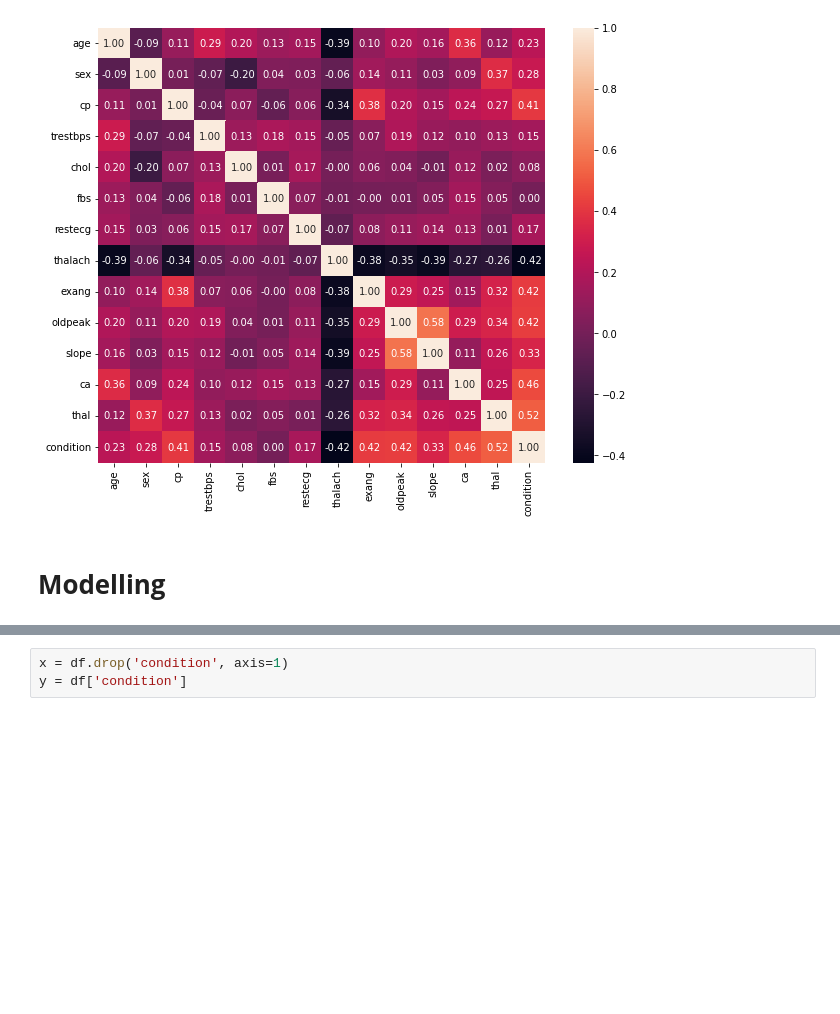
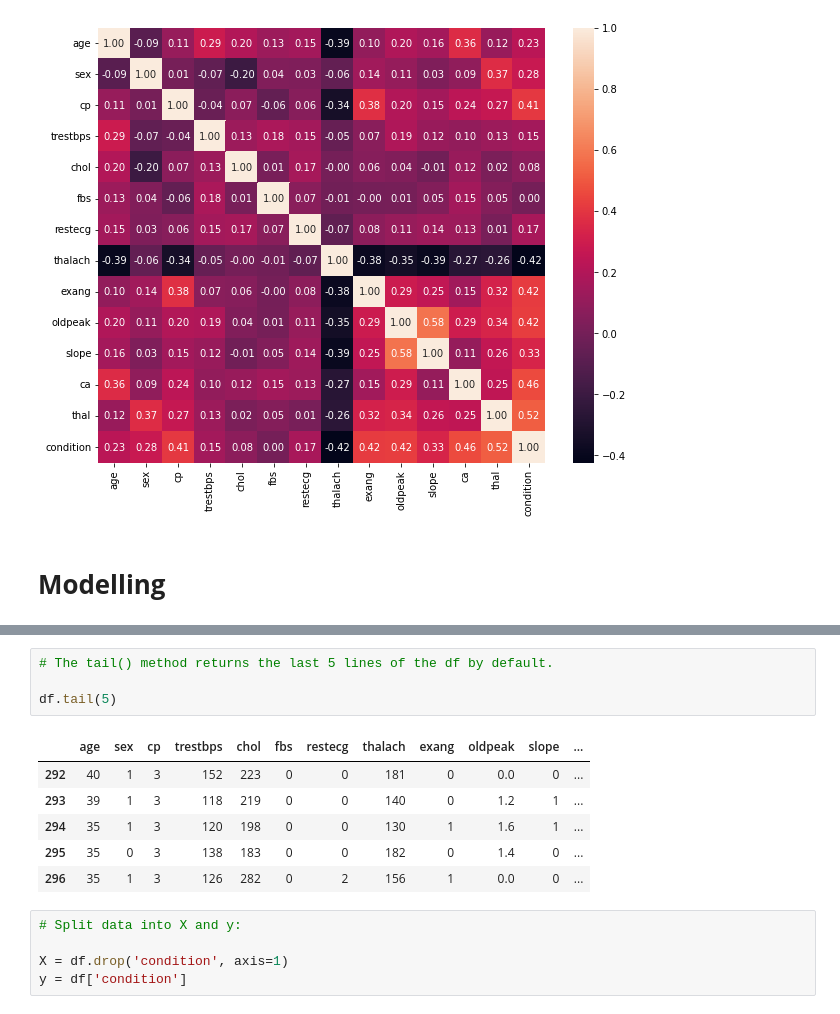
Before and after one commit to badl7/heart_disease-ML_project, a Jupyter notebook: proje1.ipynb, the cells around one changed output, grey strips where cells are left out. Drawn from its saved outputs; the diff is of its cells as text; blank space fills up the shorter version.

```diff
--- a/proje1.ipynb
+++ b/proje1.ipynb
@@ -184,4 +200,17 @@ ax = sns.heatmap(corr, annot=True,
+# %%
+# The tail() method returns the last 5 lines of the df by default.
+
+df.tail(5)
+# %% [output]
+|  | age | sex | cp | trestbps | chol | fbs | restecg | thalach | exang | oldpeak | slope | ... |
+| 292 | 40 | 1 | 3 | 152 | 223 | 0 | 0 | 181 | 0 | 0.0 | 0 | ... |
+| 293 | 39 | 1 | 3 | 118 | 219 | 0 | 0 | 140 | 0 | 1.2 | 1 | ... |
+| 294 | 35 | 1 | 3 | 120 | 198 | 0 | 0 | 130 | 1 | 1.6 | 1 | ... |
+| 295 | 35 | 0 | 3 | 138 | 183 | 0 | 0 | 182 | 0 | 1.4 | 0 | ... |
+| 296 | 35 | 1 | 3 | 126 | 282 | 0 | 2 | 156 | 1 | 0.0 | 0 | ... |
 # %%
-x = df.drop('condition', axis=1)
+# Split data into X and y:
+
+X = df.drop('condition', axis=1)
 y = df['condition']
 # %%
```
Also changed, not shown: parts of 28 cells of this notebook.
